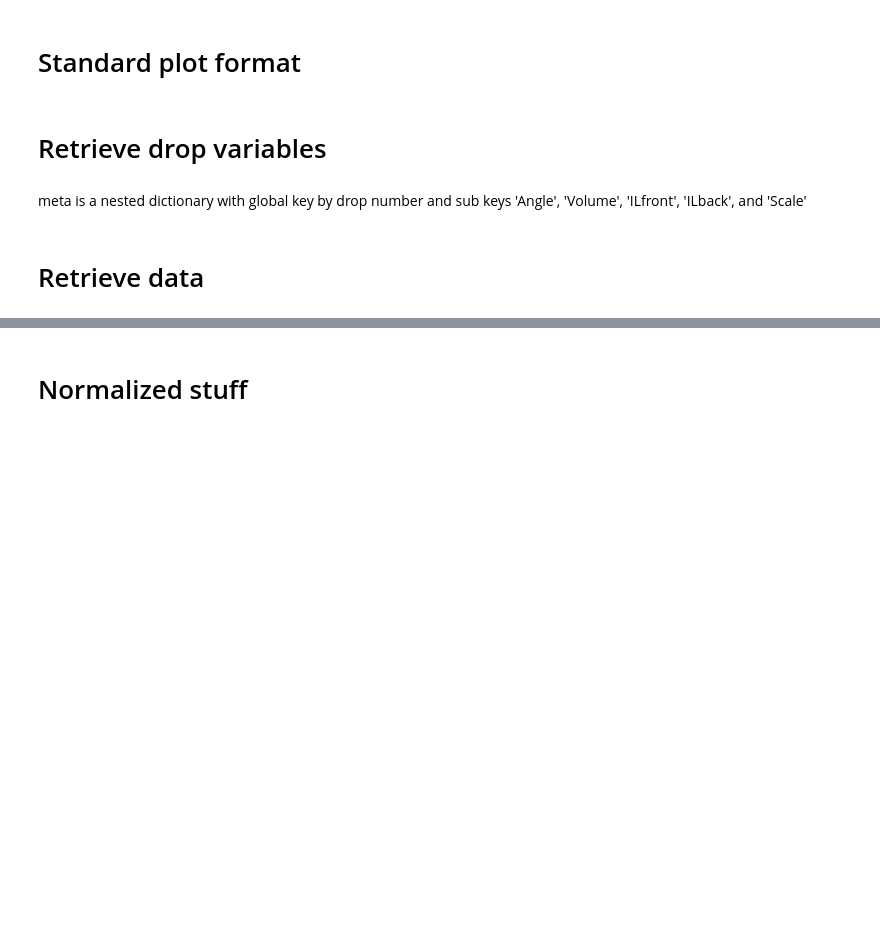
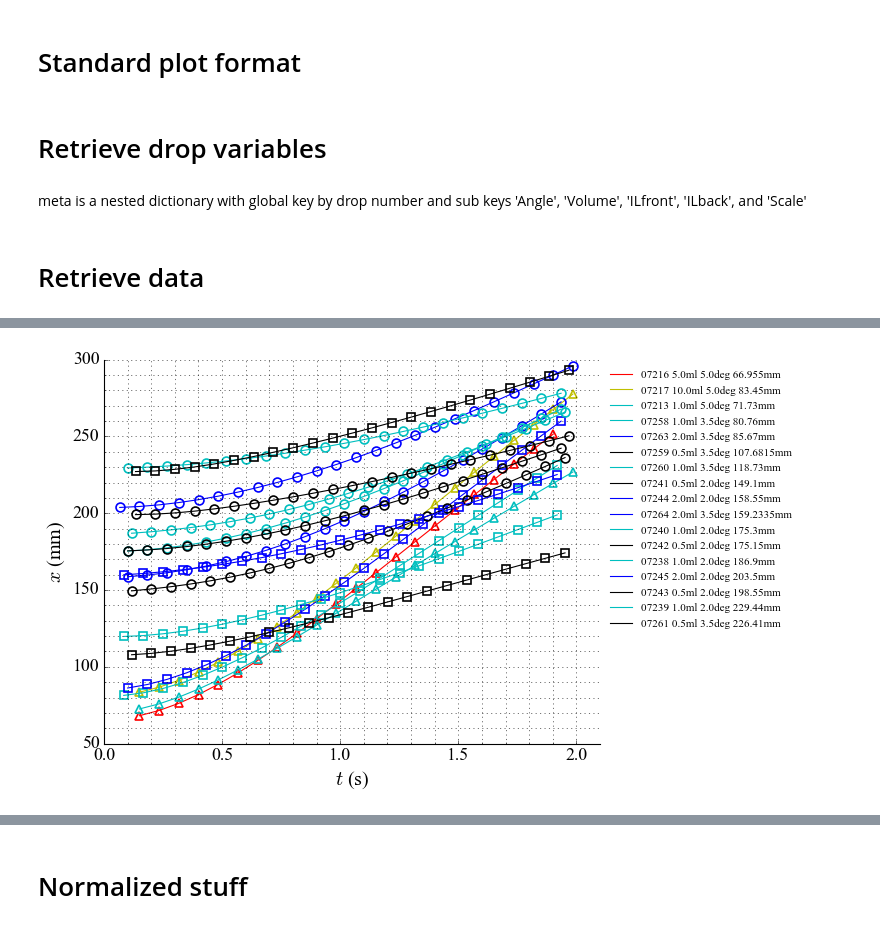
Before and after one commit to loganjt/DropletJumpWedge, a Jupyter notebook: Repos_Data/plotter_notebook.ipynb, the cells around one changed output, grey strips where cells are left out. Drawn from its saved outputs; the diff is of its cells as text; code cells hidden in the pictures; blank space fills up the shorter version.

```diff
--- a/Repos_Data/plotter_notebook.ipynb
+++ b/Repos_Data/plotter_notebook.ipynb
@@ -130,11 +103,7 @@ def plot_data(data,meta,volumes,location):
 def filtering_data(data,meta,volumes,angles,location):
     fig1 = plt.figure(facecolor="white")
     fig2 = plt.figure(facecolor="white")
-    #plt.style.use('classic')
-    #font = {'family' : 'Times New Roman',
-    #        'weight' : 'bold',
-    #        'size'   : 16}
-    #plt.rc('font',**font)
+
     v_norm = {}
     x_max = {}
 
@@ -146,19 +115,32 @@ def filtering_data(data,meta,volumes,angles,location):
             slice_num = 5
             dat_sliced = dat[::slice_num]
             t_sliced = t[::slice_num]
-            x_max[key] = max(dat_sliced)
+            n_sliced = np.size(dat_sliced)
 
-            nn = int(((np.ceil(np.size(dat_sliced)/2))*2-1)-10)
-            nn2 = nn-10
-            nn3 = nn
+            window1 = int(np.floor(n_sliced/2)*2-1)
+            window2 = window1-4
+            window3 = window2-4
+
+            poly_fit = 5
+            x1 = signal.savgol_filter(dat_sliced,window1,poly_fit)
+            x2 = signal.savgol_filter(x1,window2,poly_fit)
+            dat_filt = signal.savgol_filter(x2,window3,poly_fit)
 
 
-            poly_fit = 5
-            x1 = signal.savgol_filter(dat_sliced,nn,poly_fit)
-            x2 = signal.savgol_filter(x1,nn,poly_fit)
-            x3 = signal.savgol_filter(x2,nn3,poly_fit)
-            data_filt = signal.savgol_filter(x3,slice_num+2,poly_fit)
-            #print('nn1='+str(nn)+' nn2='+str(nn2)+' nn3='+str(nn3))
+            dxdt_savgol = np.zeros(np.size(dat_sliced)-2)
+            for i in range(np.size(dat_sliced)-2):
+                dxdt_savgol[i] = (dat_filt[i+2]-dat_filt[i])/(2*(t_sliced[i+1]-t_sliced[i]))
+
+
+            dxdt_centraldiff = np.zeros(np.size(dat_sliced)-2)
+            for i in range(np.size(dat_sliced)-2):
+                dxdt_centraldiff[i] = (dat_sliced[i+2]-dat_sliced[i])/(2*(t_sliced[i+1]-t_sliced[i]))
+
+            x_max[key] = max(dat_sliced)
+            v_norm[key] = max(dxdt_centraldiff)
+
+
+
 
             ax = fig1.add_subplot(1,1,1)
             # some plot formatting stuff, setting marker colors/types for various volumes
@@ -170,60 +152,41 @@ def filtering_data(data,meta,volumes,angles,location):
                 style = None
             elif(meta[key]['Volume'] == 2.0):
                 color = 'b'
                 style = None
             elif(meta[key]['Volume'] == 5.0):
                 color = 'r'
                 style = None
             elif(meta[key]['Volume'] == 10.0):
                 color = 'y'
                 style = None
             if(meta[key]['Angle'] == 2.0):
                 style2 = 'o'
             elif(meta[key]['Angle'] == 3.5):
                 style2 = 's'
             elif(meta[key]['Angle'] == 5.0):
                 style2 = '^'
             dropno = key+' '
             vol = str(meta[key]['Volume'])+'ml '
             angl = str(meta[key]['Angle'])+'deg '
             IL = str( data[key][location][0])+'mm '
             legend_label = dropno+vol+angl+IL
 
             ax.plot(t_sliced,dat_sliced,'.',marker=style2, c = color,fillstyle='none',markeredgewidth=1.5,ms=8)
-            ax.plot(t_sliced,data_filt,c=color,marker=style,linewidth=1,label = legend_label)
-            legend1 = basic_plot_format(subplot_label = ax, \
-                                  x_label = '$t$ (s)',  \
-                                  y_label = '$x$ (mm)', \
-                                  major_grid = True,  \
-                                  minor_grid = True,  \
-                                  legend = True)
-
-
-            dxdt_savgol = np.zeros(np.size(dat_sliced)-2)
-            for i in range(np.size(dat_sliced)-2):
-                dxdt_savgol[i] = (data_filt[i+2]-data_filt[i])/(2*(t_sliced[i+1]-t_sliced[i]))
-
-
-            dxdt_centraldiff = np.zeros(np.size(dat_sliced)-2)
-            for i in range(np.size(dat_sliced)-2):
-                dxdt_centraldiff[i] = (dat_sliced[i+2]-dat_sliced[i])/(2*(t_sliced[i+1]-t_sliced[i]))
-
-
+            ax.plot(t_sliced,dat_filt,c=color,marker=style,linewidth=1,label = legend_label)
+            legend1 = basic_plot_format(subplot_label = ax, x_label = '$t$ (s)', y_label = '$x$ (mm)', major_grid = True, minor_grid = True, legend = True)
+            ax.set_xlim([0,2.1])
             ax2 = fig2.add_subplot(1,1,1)
             ax2.plot(t_sliced[1:-1],dxdt_centraldiff,marker=style2,linewidth=0, c = color,fillstyle='none',markeredgewidth=1.5,ms=8)
             ax2.plot(t_sliced[1:-1],dxdt_savgol,c=color,marker=style,linewidth=1,label = legend_label)
 
-            legend2 = basic_plot_format(subplot_label = ax2, \
-                                  x_label = '$t$ (s)',  \
-                                  y_label = '$U$ (mm/s)', \
-                                  major_grid = True,  \
-                                  minor_grid = True,  \
-                                  legend = False)
+            legend2 = basic_plot_format(subplot_label = ax2, x_label = '$t$ (s)', y_label = '$U$ (mm/s)', major_grid = True, minor_grid = True, legend = False)
             ax2.set_xlim([0,2.1])
-#            ax2.set_ylim([0,150])
 
-            fig1.savefig('Figures/positions.png',dpi=100,bbox_extra_artists=(legend1,), bbox_inches='tight')
-            fig2.savefig('Figures/velocities.png',dpi=100, bbox_inches='tight')
+    fig1.savefig('Figures/positions.png',dpi=100,bbox_extra_artists=(legend1,), bbox_inches='tight')
+    fig2.savefig('Figures/velocities.png',dpi=100, bbox_inches='tight')
+    return v_norm, x_max
 
-            v_norm[key] = max(dxdt_centraldiff)
-    return v_norm, x_max
+[v_norm, x_max ] = filtering_data(data,meta,volumes,angles,location)
+plt.show()
+# %% [output]
+[figure, added]
```
Also changed, not shown: parts of 25 cells of this notebook, 8 other files.
